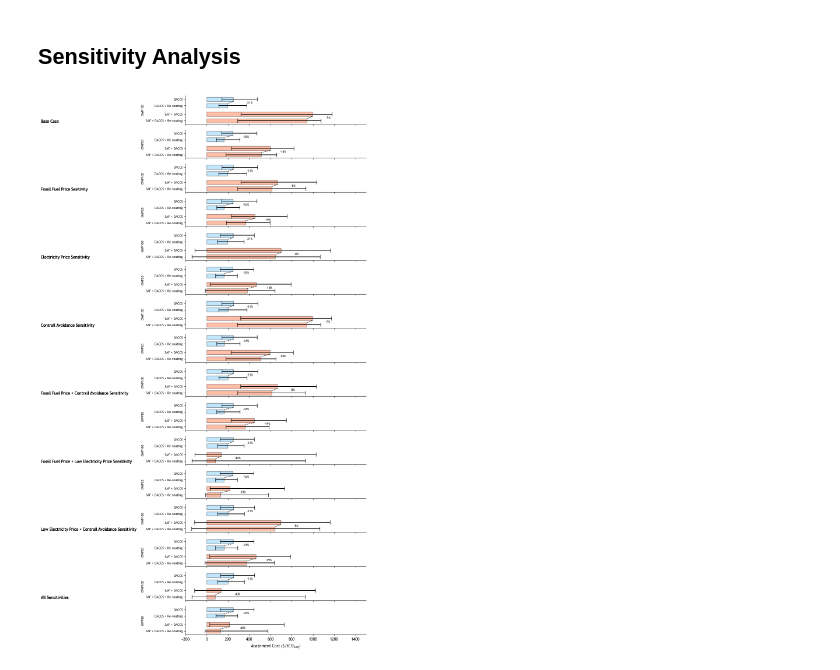
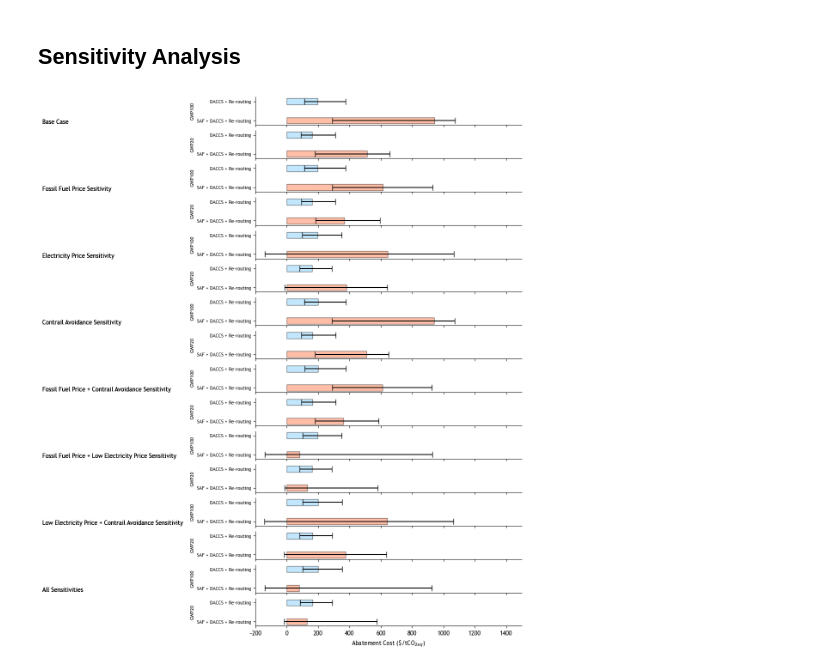
Before and after one commit to kfdsievert/DACCSvDACCU, a Jupyter notebook: code/plots.ipynb, the cells around one changed output. Cells and saved outputs as stored; diff of their text form; code cells hidden in the pictures.

Commit message:
Updated sensitivity Plot
1. Sensitivity plot only displays re-routing comparison

```diff
--- a/code/plots.ipynb
+++ b/code/plots.ipynb
@@ -801,7 +801,7 @@ for folder in sensitivity_scenarios:
                 df.loc[:,"Abatement Cost $ per tCO2eq"] = df.loc[:,"Abatement Cost $ per tCO2eq"].astype(str).apply(lambda x: ufloat_fromstr(x))
                 sensitivity_scenario_dfs[folder][tech][gwp][scenario] = df
 # %%
-fig, axs = plt.subplots(16, 1, figsize=(8, 24), sharex=True)
+fig, axs = plt.subplots(16, 1, figsize=(8, 16), sharex=True)
 plt.xlim(-200, 1500)
 bar_height = 0.01
 color_saf, color_daccs = 'coral', 'lightskyblue'
@@ -811,56 +811,38 @@ for sensitivity_scenario in sensitivity_scenarios:
 
     gwp_data = {
         "GWP100": {
-            "SAF + DACCS" : extract_costs(sensitivity_scenario_dfs[sensitivity_scenario]["SAF"]["GWP100"]["Base Case"]),
             "SAF + DACCS + Re-routing" : extract_costs(sensitivity_scenario_dfs[sensitivity_scenario]["SAF"]["GWP100"]["CA_both"]),
-            "DACCS" : extract_costs(sensitivity_scenario_dfs[sensitivity_scenario]["DACCS"]["GWP100"]["Base Case"]),
             "DACCS + Re-routing" : extract_costs(sensitivity_scenario_dfs[sensitivity_scenario]["DACCS"]["GWP100"]["CA_both"]),
         },
         "GWP20": {
-            "SAF + DACCS" : extract_costs(sensitivity_scenario_dfs[sensitivity_scenario]["SAF"]["GWP20"]["Base Case"]),
             "SAF + DACCS + Re-routing" : extract_costs(sensitivity_scenario_dfs[sensitivity_scenario]["SAF"]["GWP20"]["CA_both"]),
-            "DACCS" : extract_costs(sensitivity_scenario_dfs[sensitivity_scenario]["DACCS"]["GWP20"]["Base Case"]),
             "DACCS + Re-routing" : extract_costs(sensitivity_scenario_dfs[sensitivity_scenario]["DACCS"]["GWP20"]["CA_both"]),
         }
     }
 
-    y_positions = [-bar_height, -2.5* bar_height, 2.5 * bar_height, bar_height]
-    colors = [color_saf, color_saf, color_daccs, color_daccs]
-    labels = ["SAF + DACCS", "SAF + DACCS + Re-routing", "DACCS", "DACCS + Re-routing"]
+    y_positions = [-2 * bar_height, bar_height]
+    colors = [color_saf, color_daccs]
+    labels = ["SAF + DACCS + Re-routing", "DACCS + Re-routing"]
 
     for i, (gwp, data) in enumerate(gwp_data.items()):
         for y_pos, label, color in zip(y_positions, labels, colors):
             current_axs = scenario_count + i
 
-            if current_axs % 2 == 0:
-                title = None
-            else:
-                title = title_mapper[sensitivity_scenario]
+            title = title_mapper[sensitivity_scenario] if current_axs % 2 != 0 else None
 
-            if label in ["SAF + DACCS", "DACCS"]:
-                base_value = data[label]["median"]
+            new_value = data[label]["median"]
 
-            if label in ["SAF + DACCS + Re-routing", "DACCS + Re-routing"]:
-                new_value  = data[label]["median"]
-                pct_change = ((new_value - base_value) * 100) / base_value
-                axs[current_axs].text(
-                    new_value + 175 , y_pos + bar_height/1.5, f"{pct_change:.0f}%", color="black", fontsize=8,
-                    verticalalignment='center', horizontalalignment='left'
-                )
-                axs[current_axs].plot(
-                    [base_value, new_value], [y_pos + bar_height, y_pos + bar_height/2], color="black", linestyle='--', linewidth=1
-                )
 
-            plot_bar(axs[current_axs], y_pos, data[label], color,gwp, title = title, sensitivity =True)
+            plot_bar(axs[current_axs], y_pos, data[label], color, gwp, title=title, sensitivity=True)
 
     scenario_count += 2
 
     axs[-1].set_xlabel("Abatement Cost (\$/tCO$_{2eq}$)")
 
     for ax in axs:
         ax.spines['top'].set_visible(False)
         ax.spines['right'].set_visible(False)
 
 plt.show()
 # %% [output]
-[figure, old version]
+[figure, new version]
```
Also changed, not shown: parts of 3 cells of this notebook.
